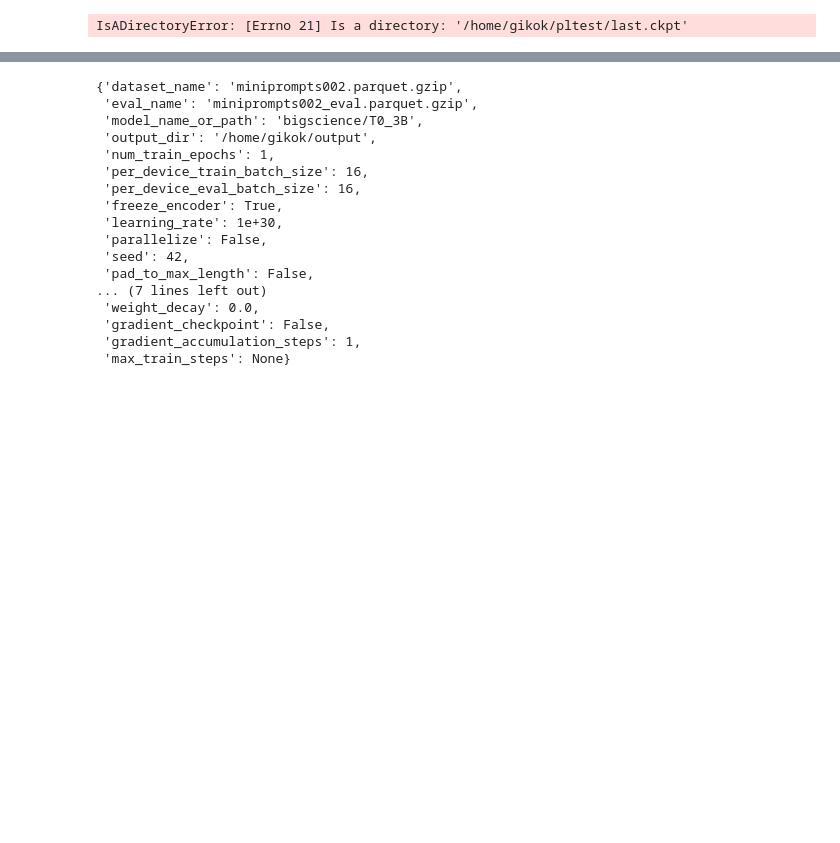
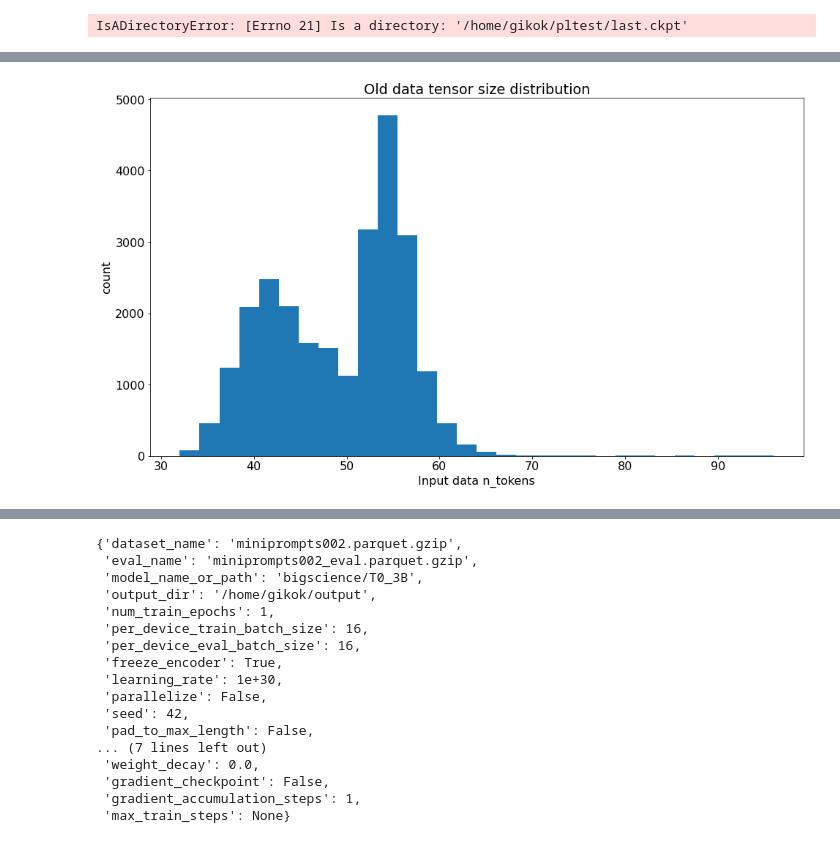
Before and after one commit to gikok/t0code2, a Jupyter notebook: training/training_notebook_pl.ipynb, the cells around one changed output, grey strips where cells are left out. Cells and saved outputs as stored; diff of their text form; code cells hidden in the pictures; blank space fills up the shorter version.

```diff
--- a/training/training_notebook_pl.ipynb
+++ b/training/training_notebook_pl.ipynb
@@ -473,3 +433,13 @@ import pytorch_lightning as pl
+# %%
+plt.rcParams["font.size"] = 16
+fig,ax=plt.subplots(figsize=(16,9))
+plt.hist(bold, bins=30)
+plt.xlabel("Input data n_tokens")
+plt.ylabel("count")
+plt.title("Old data tensor size distribution")
+plt.show()
+# %% [output]
+[figure, added]
 # %%
 # define the LightningModule
 class LitAutoEncoder(pl.LightningModule):
```
Also changed, not shown: parts of 19 cells of this notebook, 2 other files.
